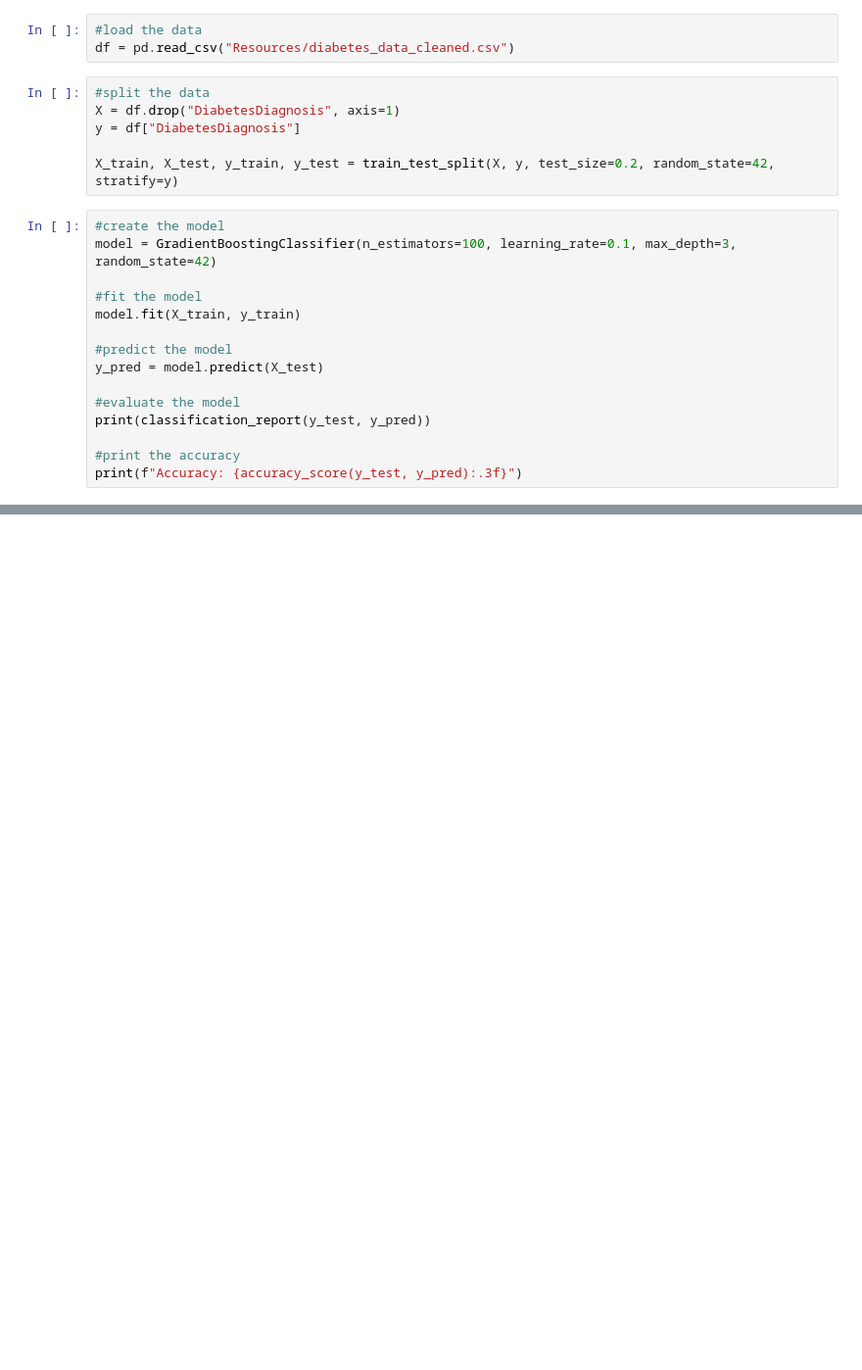
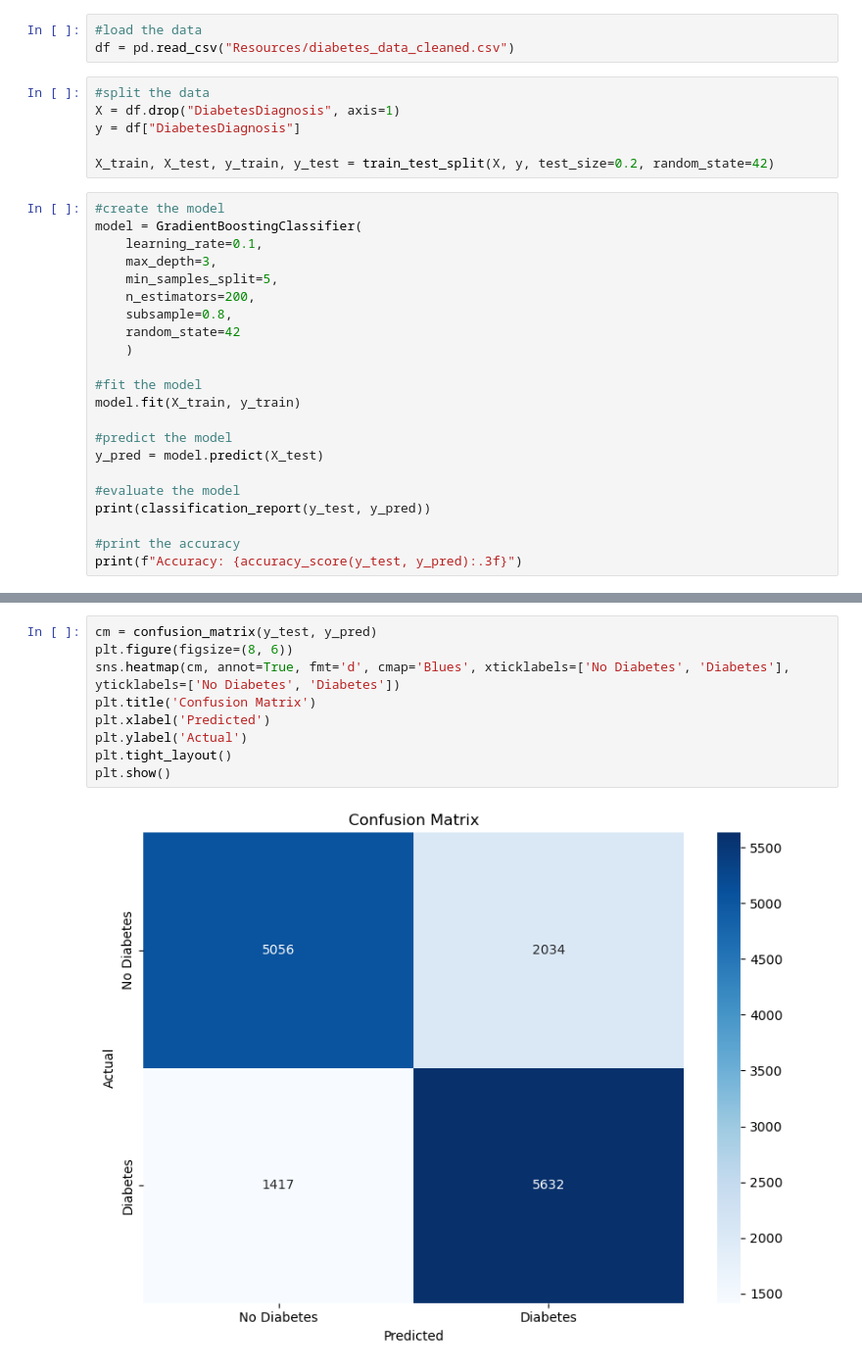
Before and after one commit to JG-KB/diabetes-predictor-ml, a Jupyter notebook: final_gradient_boosting_model.ipynb, the cells around one changed output, grey strips where cells are left out. Shown: that part at 98% size. Saved outputs shown, nothing was run; the diff lists cells and outputs as text; blank space fills up the shorter version.

Commit message:
Final Model

```diff
--- a/final_gradient_boosting_model.ipynb
+++ b/final_gradient_boosting_model.ipynb
@@ -14,10 +14,17 @@ df = pd.read_csv("Resources/diabetes_data_cleaned.csv")
 X = df.drop("DiabetesDiagnosis", axis=1)
 y = df["DiabetesDiagnosis"]
 
-X_train, X_test, y_train, y_test = train_test_split(X, y, test_size=0.2, random_state=42, stratify=y)
+X_train, X_test, y_train, y_test = train_test_split(X, y, test_size=0.2, random_state=42)
 # %%
 #create the model
-model = GradientBoostingClassifier(n_estimators=100, learning_rate=0.1, max_depth=3, random_state=42)
+model = GradientBoostingClassifier(
+    learning_rate=0.1,
+    max_depth=3,
+    min_samples_split=5,
+    n_estimators=200,
+    subsample=0.8,
+    random_state=42
+    )
 
 #fit the model
 model.fit(X_train, y_train)
@@ -34,0 +51,11 @@ NameError: name 'classification_report' is not defined
+# %%
+cm = confusion_matrix(y_test, y_pred)
+plt.figure(figsize=(8, 6))
+sns.heatmap(cm, annot=True, fmt='d', cmap='Blues', xticklabels=['No Diabetes', 'Diabetes'], yticklabels=['No Diabetes', 'Diabetes'])
+plt.title('Confusion Matrix')
+plt.xlabel('Predicted')
+plt.ylabel('Actual')
+plt.tight_layout()
+plt.show()
+# %% [output]
+[figure, added]
```
Also changed, not shown: parts of 2 cells of this notebook.
